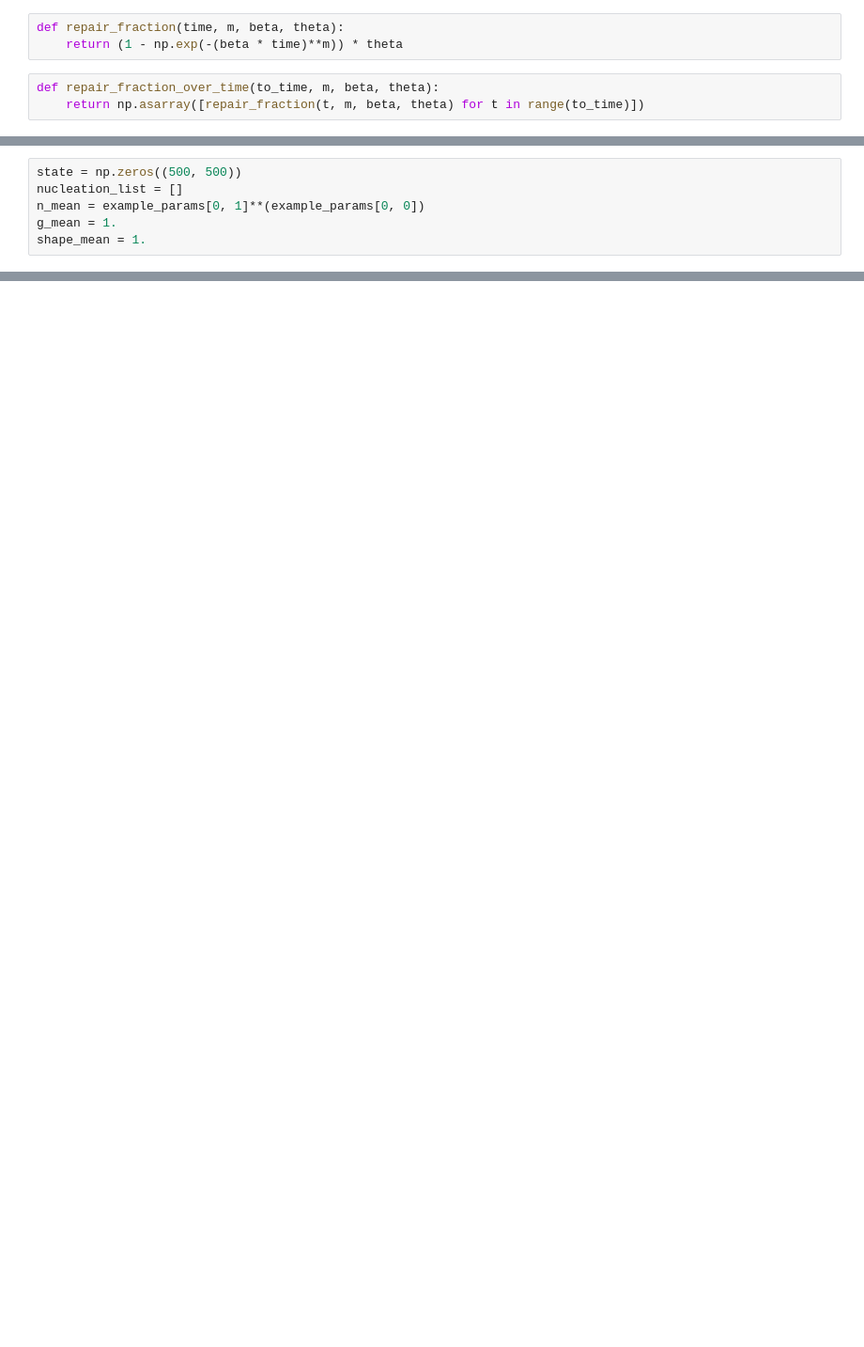
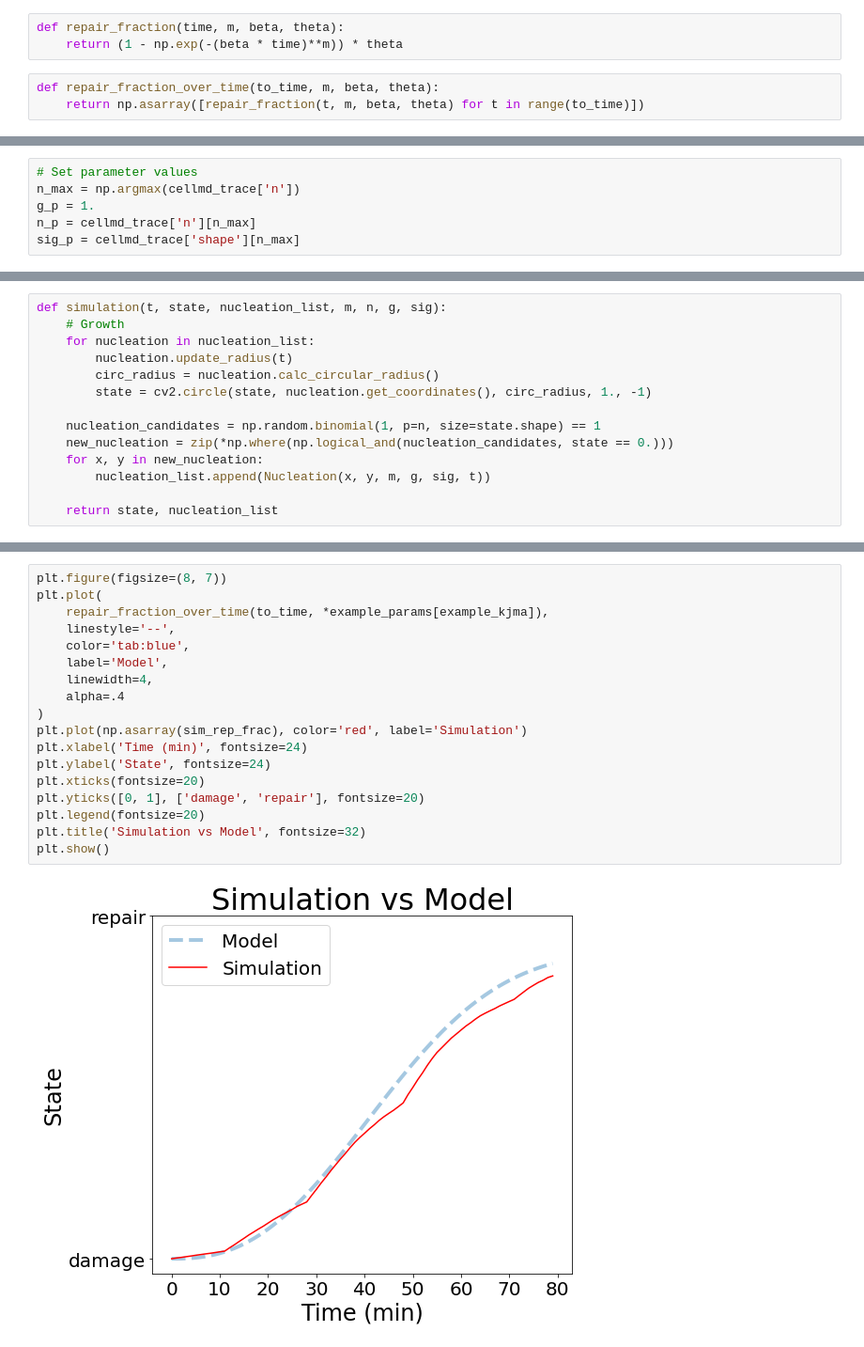
Before and after one commit to leoTiez/celljul, a Jupyter notebook: KJMA Cell Dynamics.ipynb, the cells around one changed output, grey strips where cells are left out. Shown at 94% size. Saved outputs shown, nothing was run; the diff lists cells and outputs as text; blank space fills up the shorter version.

```diff
--- a/KJMA Cell Dynamics.ipynb
+++ b/KJMA Cell Dynamics.ipynb
@@ -206,6 +27,0 @@ def simulation(state, nucleation_list, m, n, G, shape):
-# %%
-state = np.zeros((500, 500))
-nucleation_list = []
-n_mean = example_params[0, 1]**(example_params[0, 0])
-g_mean = 1.
-shape_mean = 1.
@@ -305,0 +124,6 @@ gamma(1.5/ 2 + 1)
+# %%
+# Set parameter values
+n_max = np.argmax(cellmd_trace['n'])
+g_p = 1.
+n_p = cellmd_trace['n'][n_max]
+sig_p = cellmd_trace['shape'][n_max]
@@ -305,0 +155,14 @@ gamma(1.5/ 2 + 1)
+# %%
+def simulation(t, state, nucleation_list, m, n, g, sig):
+    # Growth
+    for nucleation in nucleation_list:
+        nucleation.update_radius(t)
+        circ_radius = nucleation.calc_circular_radius()
+        state = cv2.circle(state, nucleation.get_coordinates(), circ_radius, 1., -1)
+
+    nucleation_candidates = np.random.binomial(1, p=n, size=state.shape) == 1
+    new_nucleation = zip(*np.where(np.logical_and(nucleation_candidates, state == 0.)))
+    for x, y in new_nucleation:
+        nucleation_list.append(Nucleation(x, y, m, g, sig, t))
+
+    return state, nucleation_list
@@ -305,0 +224,20 @@ gamma(1.5/ 2 + 1)
+# %%
+plt.figure(figsize=(8, 7))
+plt.plot(
+    repair_fraction_over_time(to_time, *example_params[example_kjma]),
+    linestyle='--',
+    color='tab:blue',
+    label='Model',
+    linewidth=4,
+    alpha=.4
+)
+plt.plot(np.asarray(sim_rep_frac), color='red', label='Simulation')
+plt.xlabel('Time (min)', fontsize=24)
+plt.ylabel('State', fontsize=24)
+plt.xticks(fontsize=20)
+plt.yticks([0, 1], ['damage', 'repair'], fontsize=20)
+plt.legend(fontsize=20)
+plt.title('Simulation vs Model', fontsize=32)
+plt.show()
+# %% [output]
+[figure, added]
```
Also changed, not shown: parts of 40 cells of this notebook.
